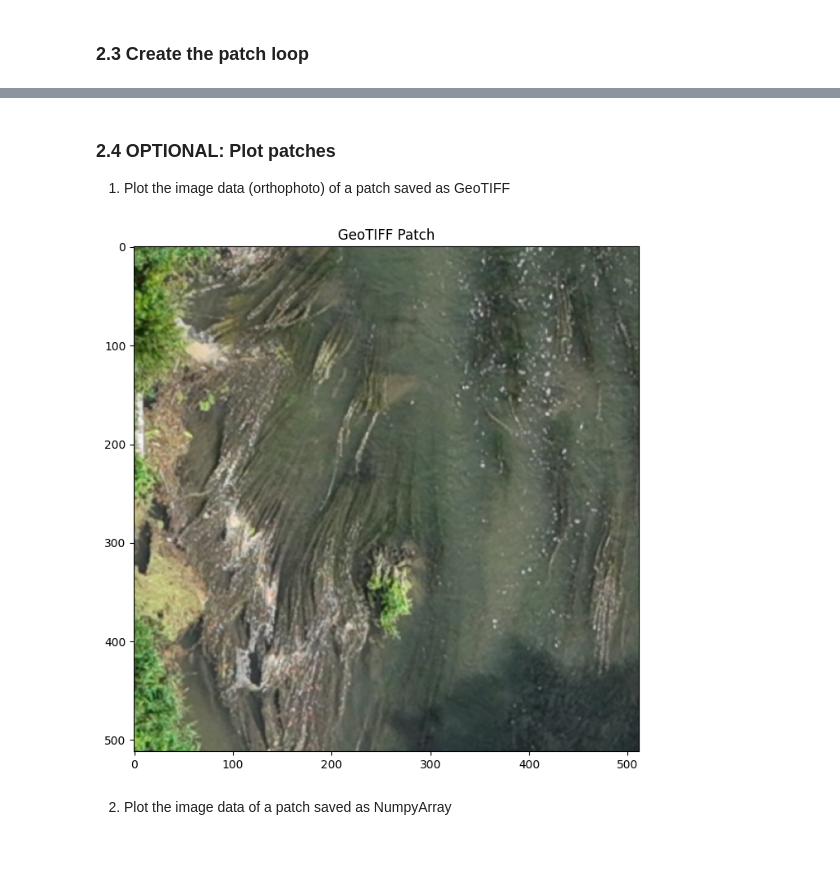
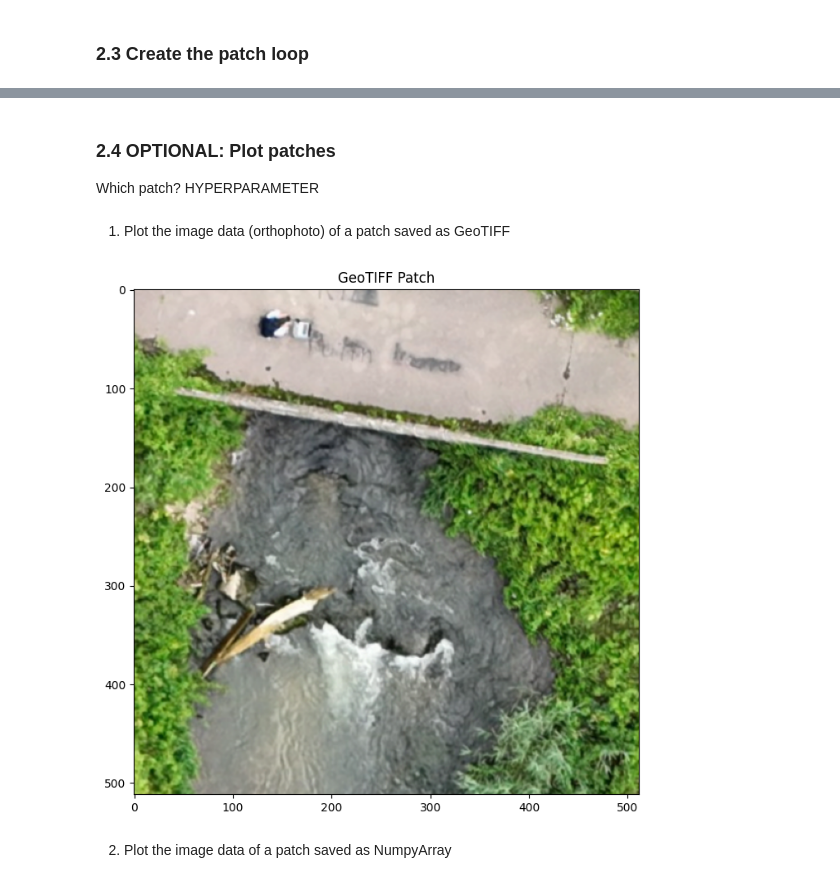
Before and after one commit to hiebschi/MoSE, a Jupyter notebook: preprocessing/preprocessing_data_v02.ipynb, the cells around one changed output, grey strips where cells are left out. Drawn from its saved outputs; the diff is of its cells as text; code cells hidden in the pictures; blank space fills up the shorter version.

```diff
--- a/preprocessing/preprocessing_data_v02.ipynb
+++ b/preprocessing/preprocessing_data_v02.ipynb
@@ -287,0 +291,3 @@ KeyboardInterrupt:
+# %% [markdown]
+### 2.4 OPTIONAL: Plot patches
+Which patch? HYPERPARAMETER
@@ -288,23 +298,23 @@ KeyboardInterrupt:
 # %% [markdown]
-### 2.4 OPTIONAL: Plot patches
 1. Plot the image data (orthophoto) of a patch saved as GeoTIFF
 # %%
-# Hyperparameter: Wich patch (id)?
-# TEST_PATCH_ID = 1089
-TEST_PATCH_ID = 184
-
-# test GeoTIFF patch path
-test_gtif = output_gtif_dir + f"/{gtif_name}_patch_{TEST_PATCH_ID}.tif"
+#################################### test GeoTIFF patch path
+patch_path_gtif = output_gtif_dir + f"/{gtif_name}_patch_{TEST_PATCH_ID}.tif"
 
 # load test GeoTIFF patch and plot the image data (RGB = first three bands)
-with rasterio.open(test_gtif) as src:
-    patch_image_data = src.read([1, 2, 3])
+with rasterio.open(patch_path_gtif) as src:
+
+    # GeoTIFF data
+    ###############################################################
+    patch_data_gtif = src.read([1, 2, 3])
+
+    # Plot
     fig, ax = plt.subplots(figsize=(8, 8))
-    ax.imshow(patch_image_data.transpose(1, 2, 0))  # transpose for RGB
+    ax.imshow(patch_data_gtif.transpose(1, 2, 0))  # transpose for RGB
     ax.set_title("GeoTIFF Patch")
     plt.show()
 # %% [output]
-[figure, old version]
+[figure, new version]
 # %% [markdown]
 2. Plot the image data of a patch saved as NumpyArray
 # %%
```
Also changed, not shown: parts of 16 cells of this notebook.
